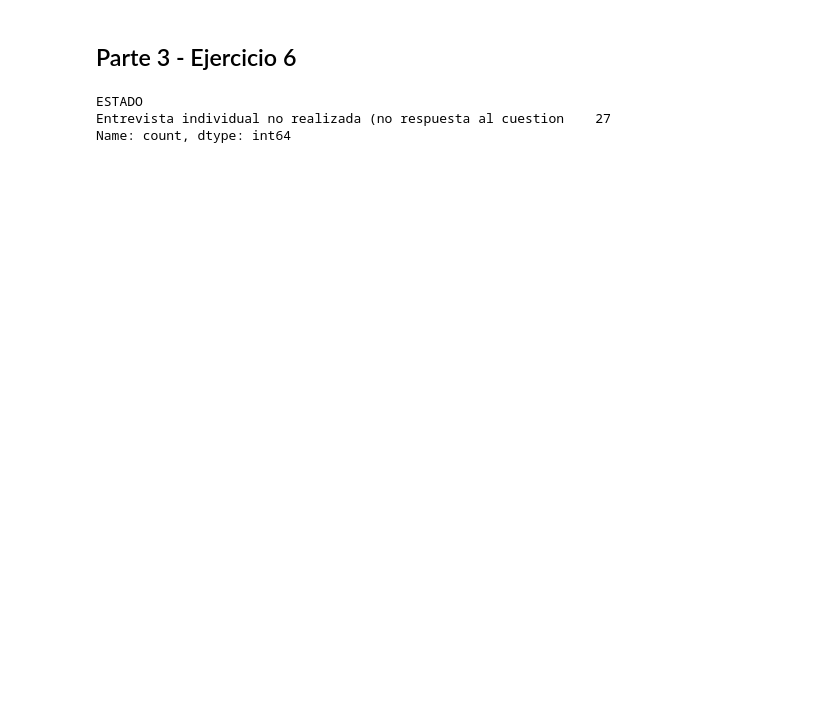
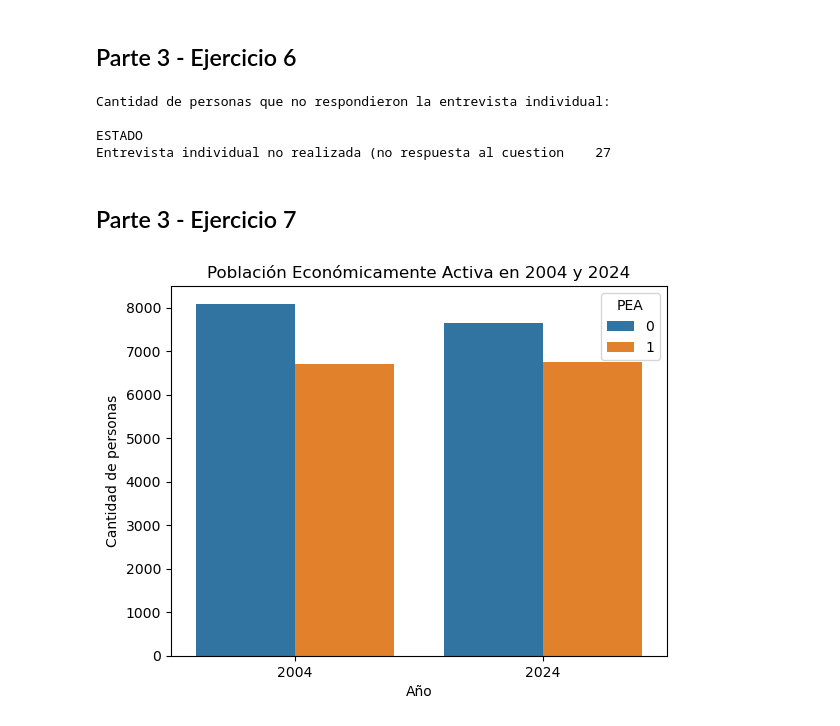
Before and after one commit to MaxiPetrini/BigDataUBA-Grupo16, a Jupyter notebook: TP2/tp2.ipynb, the cells around one changed output. Drawn from its saved outputs; the diff is of its cells as text; code cells hidden in the pictures; blank space fills up the shorter version.

```diff
--- a/TP2/tp2.ipynb
+++ b/TP2/tp2.ipynb
@@ -359,19 +342,37 @@ Name: IPCF, dtype: float64
 # %% [markdown]
 ## Parte 3 - Ejercicio 6
 # %%
-import pandas as pd
-import numpy as np
+df_encu = pd.read_excel("datos_region43.xlsx")
 
-df_encu = pd.read_excel("datos_region43.xlsx")
-#Cuántas personas no respondieron cuál es su condición de actividad?
-print(df_encu[df_encu['ESTADO'].isin(['Entrevista individual no realizada (no respuesta al cuestion'])]['ESTADO'].value_counts())
-#Guarden como una base distinta llamada no respondieron las observaciones donde no_respondieron la pregunta sobre su condición de actividad (ESTADO)
-df_no_responden=(df_encu[df_encu['ESTADO'].isin(["Entrevista individual no realizada (no respuesta al cuestion"])])
+estado_no_respuesta = "Entrevista individual no realizada (no respuesta al cuestion"
+df_no_responden = df_encu[df_encu['ESTADO'] == estado_no_respuesta]
+
+cantidad_no_responden = df_no_responden['ESTADO'].value_counts()
+print("Cantidad de personas que no respondieron la entrevista individual:\n")
+print(cantidad_no_responden.to_string())
+
 df_no_responden.to_excel("no_respondieron.xlsx", index=False)
-#Guarden como una base distinta llamada si_respondieron las observaciones donde respondieron la pregunta sobre su condición de actividad (ESTADO)
-df_si_responden=(df_encu[df_encu['ESTADO'].isin(["Ocupado","Inactivo","Desocupado","Menor de 10 años"])])
+
+estados_si_responden = ["Ocupado", "Inactivo", "Desocupado", "Menor de 10 años"]
+df_si_responden = df_encu[df_encu['ESTADO'].isin(estados_si_responden)]
 df_si_responden.to_excel("si_respondieron.xlsx", index=False)
 # %% [output]
+Cantidad de personas que no respondieron la entrevista individual:
+
 ESTADO
 Entrevista individual no realizada (no respuesta al cuestion    27
-Name: count, dtype: int64
+# %% [markdown]
+## Parte 3 - Ejercicio 7
+# %%
+df_si_responden['PEA'] = np.where(df_si_responden['ESTADO'].isin(['Desocupado', 'Ocupado']), 1, 0)
+df_si_responden[["ESTADO","PEA"]]
+
+sns.countplot(data=df_si_responden, x='ANO4', hue='PEA')
+
+plt.title("Población Económicamente Activa en 2004 y 2024")
+plt.xlabel("Año")
+plt.ylabel("Cantidad de personas")
+plt.legend(title='PEA')
+plt.show()
+# %% [output]
+[figure, added]
```
Also changed, not shown: parts of 20 cells of this notebook.
